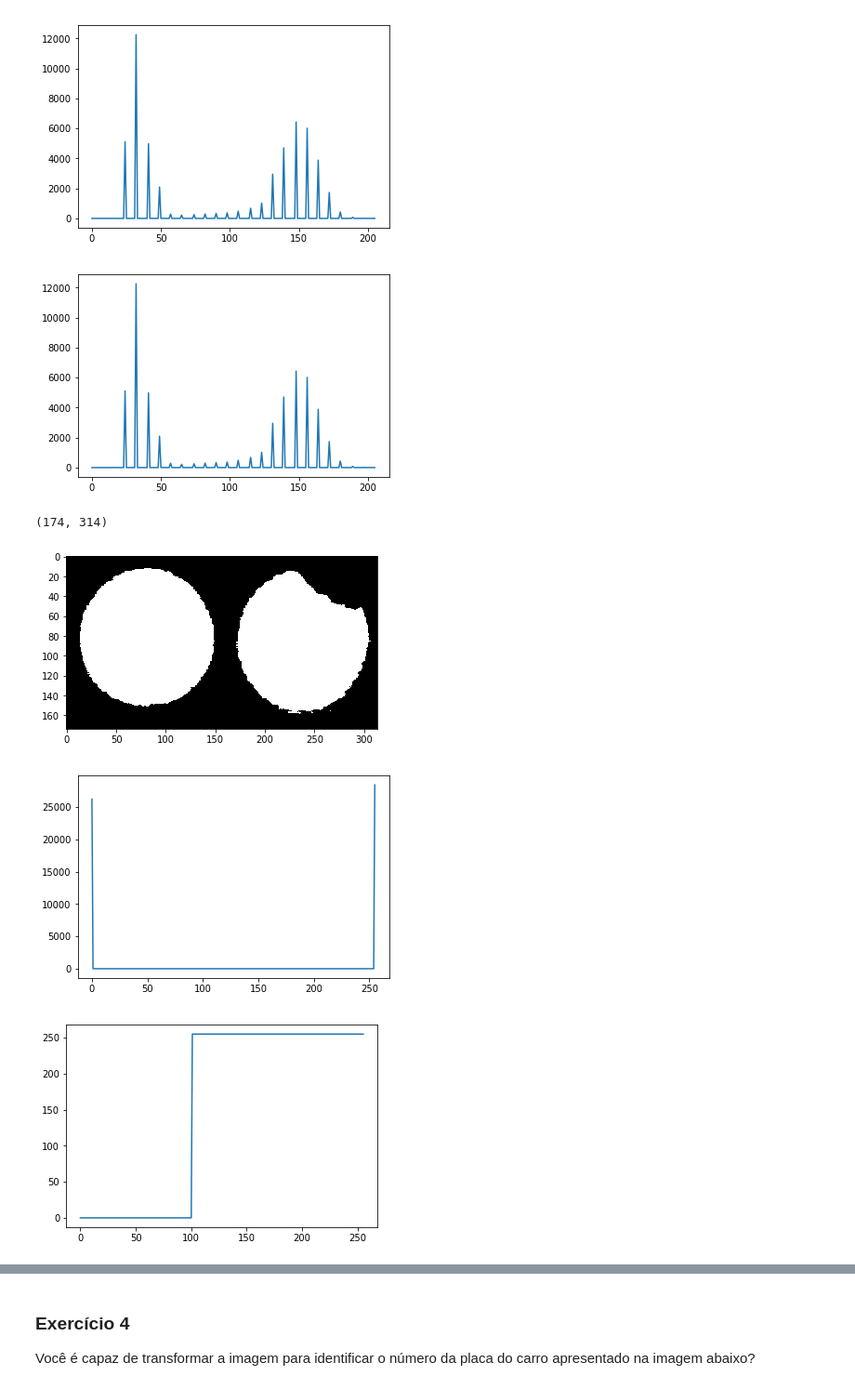
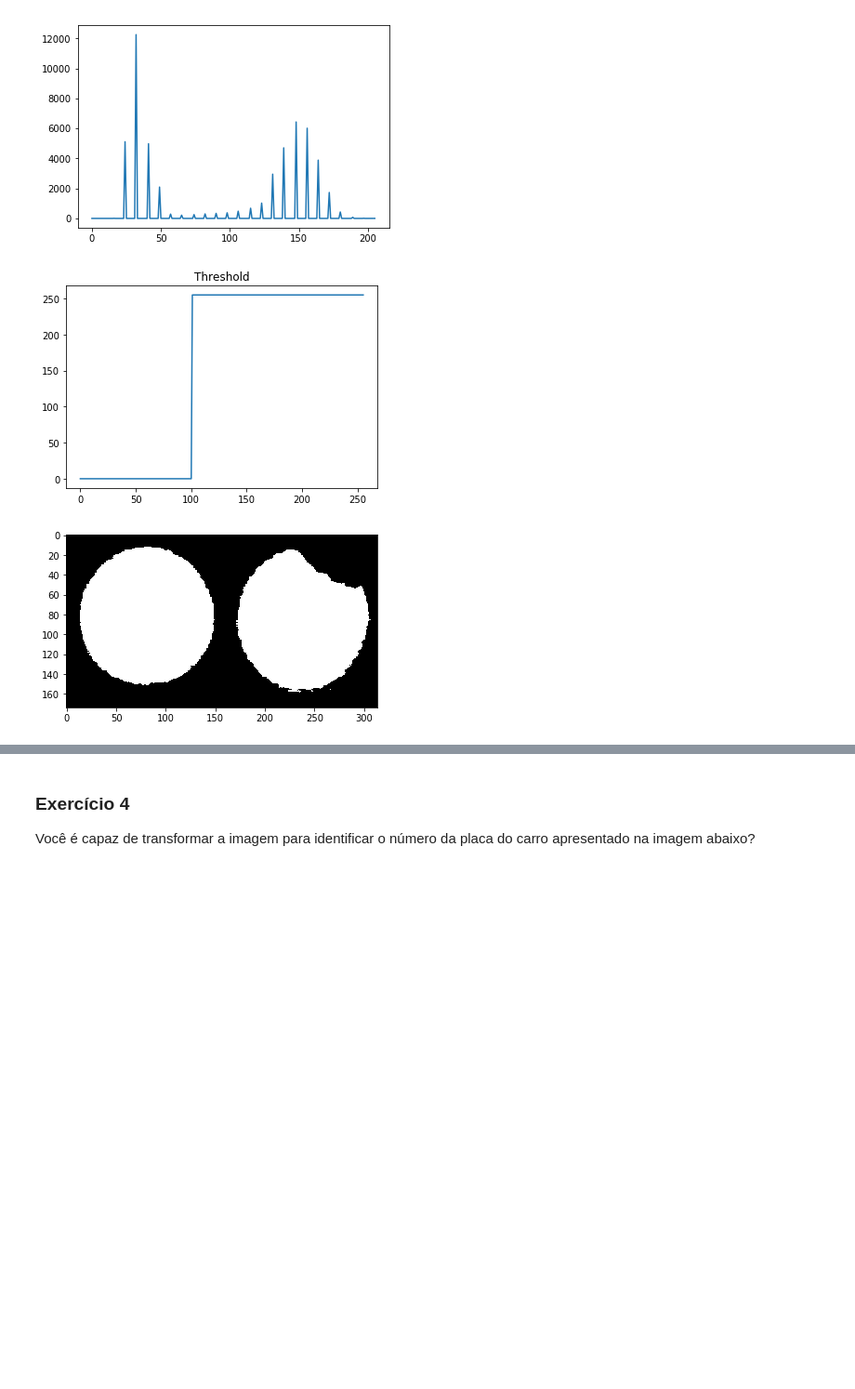
Before and after one commit to ferseiti/ia898, a Jupyter notebook: 2S2018/IA898A_Ex03_FernandoFurusato.ipynb, the cells around one changed output, grey strips where cells are left out. Shown: that part at 93% size. Cells and saved outputs as stored; diff of their text form; code cells hidden in the pictures; blank space fills up the shorter version.

```diff
--- a/2S2018/IA898A_Ex03_FernandoFurusato.ipynb
+++ b/2S2018/IA898A_Ex03_FernandoFurusato.ipynb
@@ -83,0 +87,4 @@ O problema é que o np.histogram gera uma quantidade de bins que são faixas, de
+# %%
+def ia898_histogram(img):
+    hist, bins = np.histogram(img, bins=(img.max() + 1), range=(0, img.max()))
+    return hist
@@ -160,25 +194,15 @@ plt.show()
 [figure]
 # %%
 T = ia.normalize((np.arange(256) > 100))
-h_cookie, bins_cookie = np.histogram(f, bins=f.max() + 1, range=(0, f.max()))
-plt.plot(h_cookie)
+
+plt.plot(T)
+plt.title('Threshold')
 plt.show()
-print(f.shape)
 
 plt.imshow(T[f], cmap='gray')
 plt.show()
 
-h_cookie, bins_cookie = np.histogram(T[f], bins=T[f].max() + 1, range=(0, T[f].max()))
-plt.plot(h_cookie)
-plt.show()
-
-plt.plot(T)
-plt.show()
-
-print(T)
+h_cookie = ia898_histogram(f)
 # %% [output]
-[figure, old version]
+[figure, new version]
-(174, 314)
 [figure]
-[figure, removed]
-[figure, removed]
```
Also changed, not shown: parts of 16 cells of this notebook.
